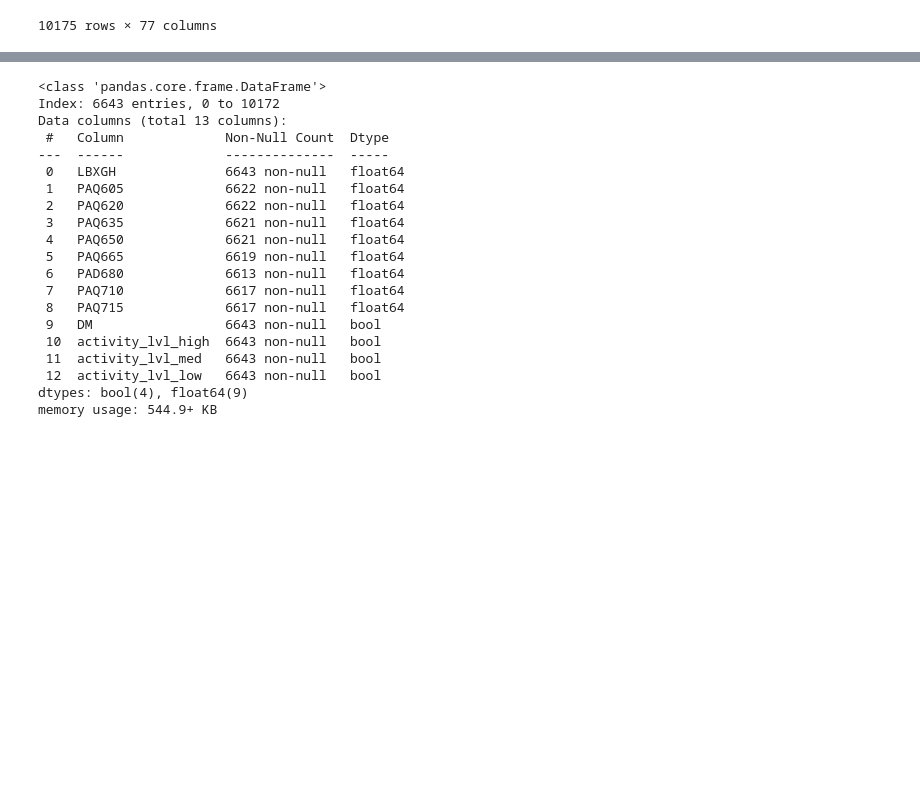
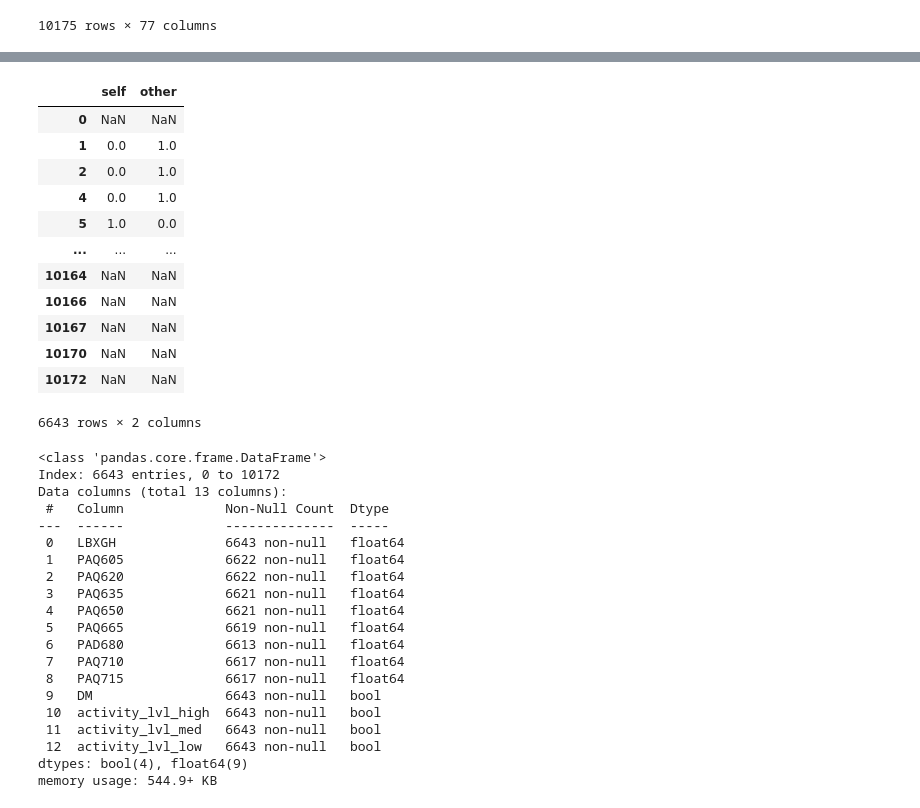
Before and after one commit to birddropping/IND5003-Group-Project, a Jupyter notebook: IND5003_Group_Project_bb_edit.ipynb, the cells around one changed output, grey strips where cells are left out. Saved outputs shown, nothing was run; the diff lists cells and outputs as text; code cells hidden in the pictures; blank space fills up the shorter version.

```diff
--- a/IND5003_Group_Project_bb_edit.ipynb
+++ b/IND5003_Group_Project_bb_edit.ipynb
@@ -91,11 +91,12 @@ activity_wk["activity_lvl_high"] = (activity_wk["PAQ605" or "PAQ650"] ==1)
 activity_wk["activity_lvl_med"] =  (activity_wk["PAQ620" or "PAQ665"] ==1)
 activity_wk["activity_lvl_low"] =  (activity_wk["PAQ605" and "PAQ650" and "PAQ620" and "PAQ665"] !=1)
 
-
-#??? How to classify into individual activity level
-#if activity_wk["activity_lvl_high"] is True:
-#    activity_wk["activity_lvl"] = "High"
-#activity_wk
-
-activity_wk["activity_lvl_high"].replace(to_replace= "True", value =1).replace(to_replace= "False", value =0)
-activity_wk
+activity_wk["activity_lvl_high"].replace(True, 1, inplace=True)
+activity_wk["activity_lvl_high"].replace(False, np.NaN, inplace=True)
+activity_wk["activity_lvl_med"].replace(True, 2, inplace=True)
+activity_wk["activity_lvl_med"].replace(False, np.NaN, inplace=True)
+activity_wk["activity_lvl_low"].replace(True, 3, inplace=True)
+activity_wk["activity_lvl_low"].replace(False, np.NaN, inplace=True)
+#activity_wk[activity_wk["activity_lvl_high"]==0].replace(0,activity_wk["activity_lvl_med"], inplace=True )
+#activity_wk["activity_lvl_high"].replace(0,activity_wk["activity_lvl_med"], inplace =True)
+activity_wk["activity_lvl"] = activity_wk[["activity_lvl_high", "activity_lvl_med", "activity_lvl_low"]].min(axis=1)
@@ -116,3 +119,19 @@ activity_wk
+# %%
+activity_wk["activity_lvl_high"].compare(activity_wk["activity_lvl_med"],keep_shape = True)
+# %% [output]
+|  | self | other |
+| 0 | NaN | NaN |
+| 1 | 0.0 | 1.0 |
+| 2 | 0.0 | 1.0 |
+| 4 | 0.0 | 1.0 |
+| 5 | 1.0 | 0.0 |
+| ... | ... | ... |
+| 10164 | NaN | NaN |
+| 10166 | NaN | NaN |
+| 10167 | NaN | NaN |
+| 10170 | NaN | NaN |
+| 10172 | NaN | NaN |
+6643 rows × 2 columns
 # %%
 activity_wk.info()
 #NA check
```
Also changed, not shown: parts of 2 cells of this notebook.
